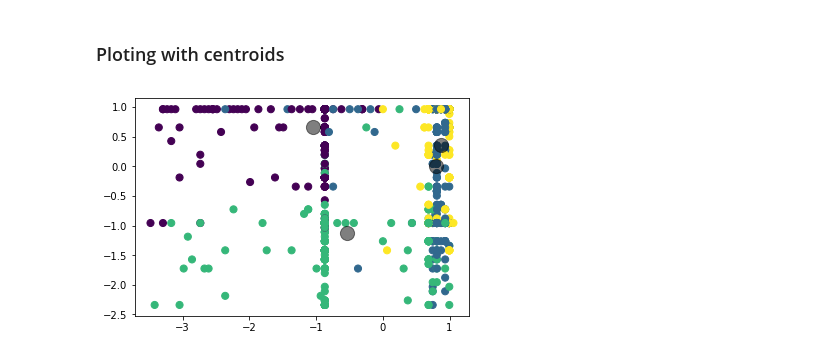
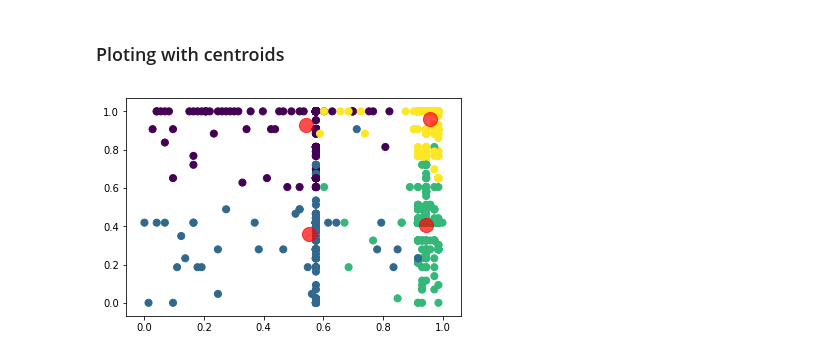
Before and after one commit to rezaadle/food-mama-project, a Jupyter notebook: mama-kmeans-unsupervised-clustering.ipynb, the cells around one changed output. Drawn from its saved outputs; the diff is of its cells as text; code cells hidden in the pictures.

Commit message:
Update clusters

```diff
--- a/mama-kmeans-unsupervised-clustering.ipynb
+++ b/mama-kmeans-unsupervised-clustering.ipynb
@@ -107,0 +140,4 @@ cluster_data.head()
+# %%
+top_cat = sub_cat.loc[:, ['veggies', 'fruits', 'grains', 'a_protein', 'v_protein', 'dairy', 'oils']]
+#sub_cat.drop(['veggies', 'fruits', 'grains', 'a_protein', 'v_protein', 'dairy', 'oils'], axis=1, inplace=True)
+top_cat.head()
@@ -107,0 +152,3 @@ cluster_data.head()
+# %%
+cluster_data = pd.merge(cluster_data, top_cat, on='recipe_id')
+cluster_data.head()
@@ -206,6 +248,5 @@ plt.show()
 # %%
-# Optimal clusters is 6
-final_model = KMeans(n_clusters=6, random_state=0)
+final_model = KMeans(n_clusters=9, random_state=0)
 final_model.fit(X_scaled)
 prediction = final_model.predict(X_scaled)
 
@@ -230,7 +270,7 @@ sb.pairplot(final_table, hue='Cluster')
 ### Ploting with centroids
 # %%
 # Set the final_data that will be used
-final_data = X_stand
+final_data = X_scaled
 cluster = 4
 
 final_km = KMeans(algorithm='auto', n_clusters=cluster, random_state=0)
@@ -239,7 +279,7 @@ labels = final_km.predict(final_data)
 centroids = final_km.cluster_centers_
 # %%
 plt.scatter(final_data[:, 0], final_data[:, 3], c=labels, s=50, cmap='viridis')
-plt.scatter(centroids[:, 0], centroids[:, 3], c='black', s=200, alpha=0.5)
+plt.scatter(centroids[:, 0], centroids[:, 3], c='red', s=200, alpha=0.7)
 plt.show()
 # %% [output]
-[figure, old version]
+[figure, new version]
```
Also changed, not shown: parts of 22 cells of this notebook.
